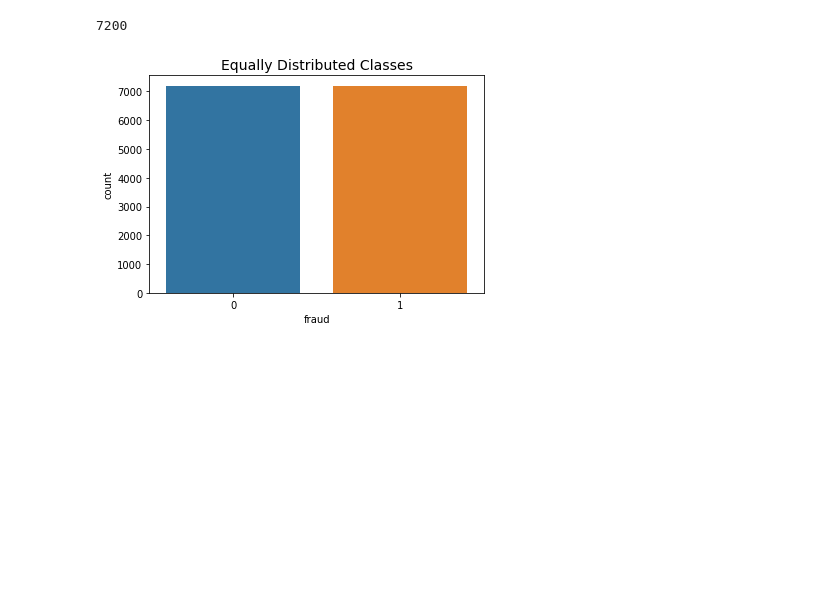
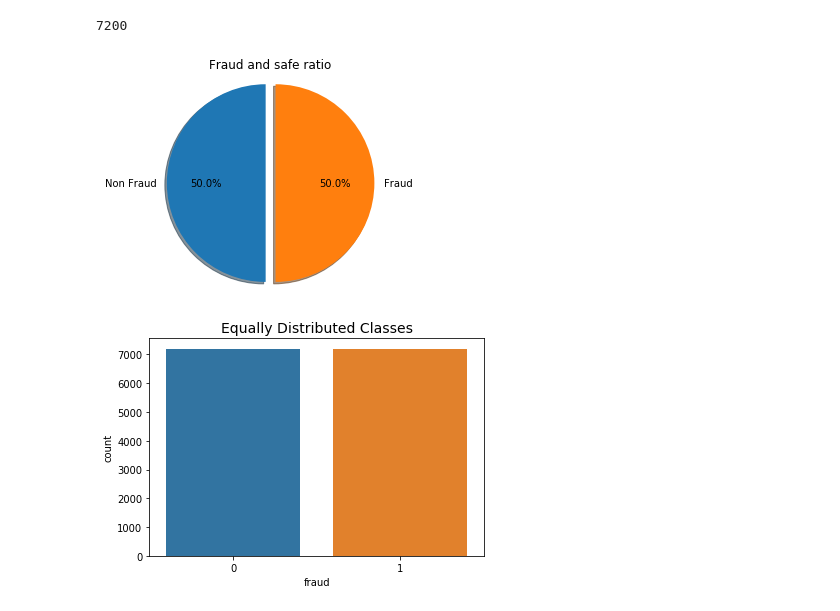
Before and after one commit to vilhjalmur12/CreditCardML2.0, a Jupyter notebook: FeatureExploration/ExplorationNotes.ipynb, the cells around one changed output. Drawn from its saved outputs; the diff is of its cells as text; code cells hidden in the pictures; blank space fills up the shorter version.

```diff
--- a/FeatureExploration/ExplorationNotes.ipynb
+++ b/FeatureExploration/ExplorationNotes.ipynb
@@ -149,6 +167,25 @@ len(fraud_df)
 len(safe_df)
 # %% [output]
 7200
+# %%
+
+fraud_count_ratio = (len(fraud_df)/( len(fraud_df)+len(safe_df)))*100
+safe_count_ratio = (len(safe_df)/( len(fraud_df)+len(safe_df)))*100
+# %%
+
+labels = 'Non Fraud', 'Fraud'
+sizes = [safe_count_ratio, fraud_count_ratio]
+explode = (0, 0.1)
+
+fig1, ax1 = plt.subplots()
+ax1.pie(sizes, explode=explode, labels=labels, autopct='%1.1f%%',
+        shadow=True, startangle=90)
+ax1.axis('equal')  # Equal aspect ratio ensures that pie is drawn as a circle.
+ax1.set_title('Fraud and safe ratio')
+fig1.savefig(IMG_FOLDER + 'fraud_safe_ratio_2.png')
+plt.show()
+# %% [output]
+[figure, added]
 # %%
 
 norm_distri_df = pd.concat([fraud_df, safe_df])
```
Also changed, not shown: parts of 9 cells of this notebook, 11 other files.
